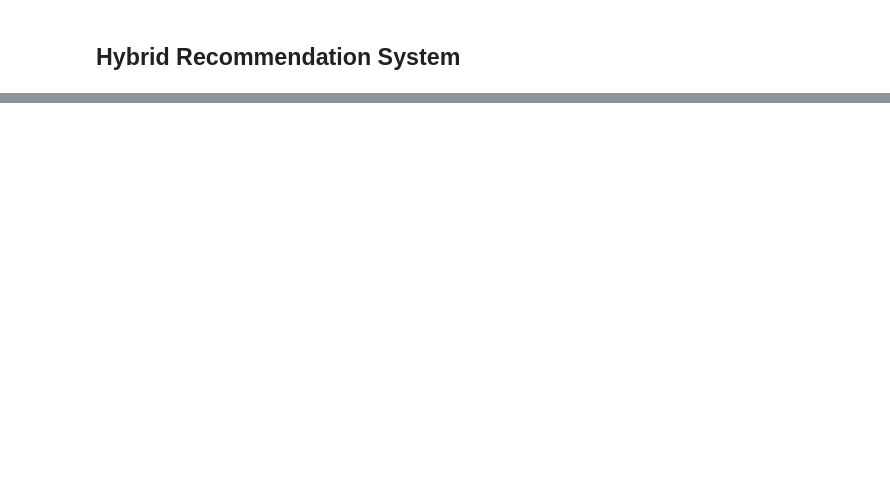
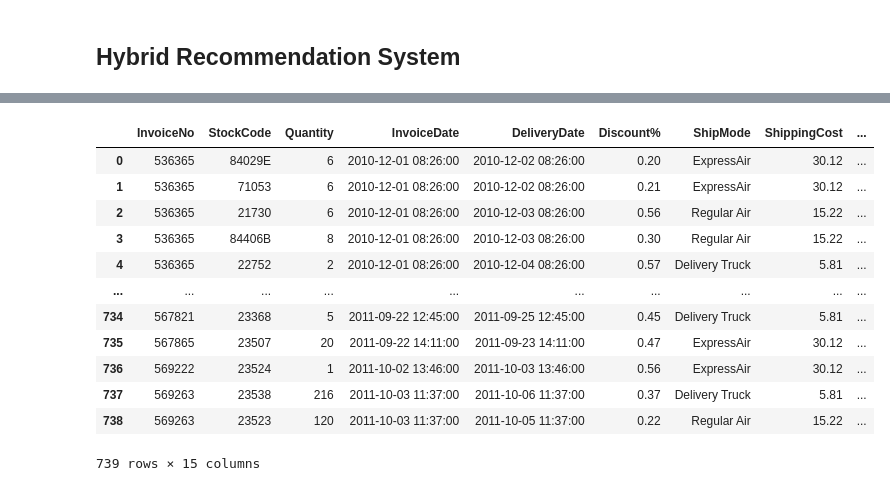
Before and after one commit to PhatNguyen3174/e-commerce_hybrid_recommendation_system, a Jupyter notebook: RS_Hybrid Recommendation System.ipynb, the cells around one changed output, grey strips where cells are left out. Saved outputs shown, nothing was run; the diff lists cells and outputs as text; code cells hidden in the pictures; blank space fills up the shorter version.

```diff
--- a/RS_Hybrid Recommendation System.ipynb
+++ b/RS_Hybrid Recommendation System.ipynb
@@ -287,0 +272,16 @@ data_df
+# %%
+unique_df
+# %% [output]
+|  | InvoiceNo | StockCode | Quantity | InvoiceDate | DeliveryDate | Discount% | ShipMode | ShippingCost | ... |
+| 0 | 536365 | 84029E | 6 | 2010-12-01 08:26:00 | 2010-12-02 08:26:00 | 0.20 | ExpressAir | 30.12 | ... |
+| 1 | 536365 | 71053 | 6 | 2010-12-01 08:26:00 | 2010-12-02 08:26:00 | 0.21 | ExpressAir | 30.12 | ... |
+| 2 | 536365 | 21730 | 6 | 2010-12-01 08:26:00 | 2010-12-03 08:26:00 | 0.56 | Regular Air | 15.22 | ... |
+| 3 | 536365 | 84406B | 8 | 2010-12-01 08:26:00 | 2010-12-03 08:26:00 | 0.30 | Regular Air | 15.22 | ... |
+| 4 | 536365 | 22752 | 2 | 2010-12-01 08:26:00 | 2010-12-04 08:26:00 | 0.57 | Delivery Truck | 5.81 | ... |
+| ... | ... | ... | ... | ... | ... | ... | ... | ... | ... |
+| 734 | 567821 | 23368 | 5 | 2011-09-22 12:45:00 | 2011-09-25 12:45:00 | 0.45 | Delivery Truck | 5.81 | ... |
+| 735 | 567865 | 23507 | 20 | 2011-09-22 14:11:00 | 2011-09-23 14:11:00 | 0.47 | ExpressAir | 30.12 | ... |
+| 736 | 569222 | 23524 | 1 | 2011-10-02 13:46:00 | 2011-10-03 13:46:00 | 0.56 | ExpressAir | 30.12 | ... |
+| 737 | 569263 | 23538 | 216 | 2011-10-03 11:37:00 | 2011-10-06 11:37:00 | 0.37 | Delivery Truck | 5.81 | ... |
+| 738 | 569263 | 23523 | 120 | 2011-10-03 11:37:00 | 2011-10-05 11:37:00 | 0.22 | Regular Air | 15.22 | ... |
+739 rows × 15 columns
```
Also changed, not shown: parts of 6 cells of this notebook.
